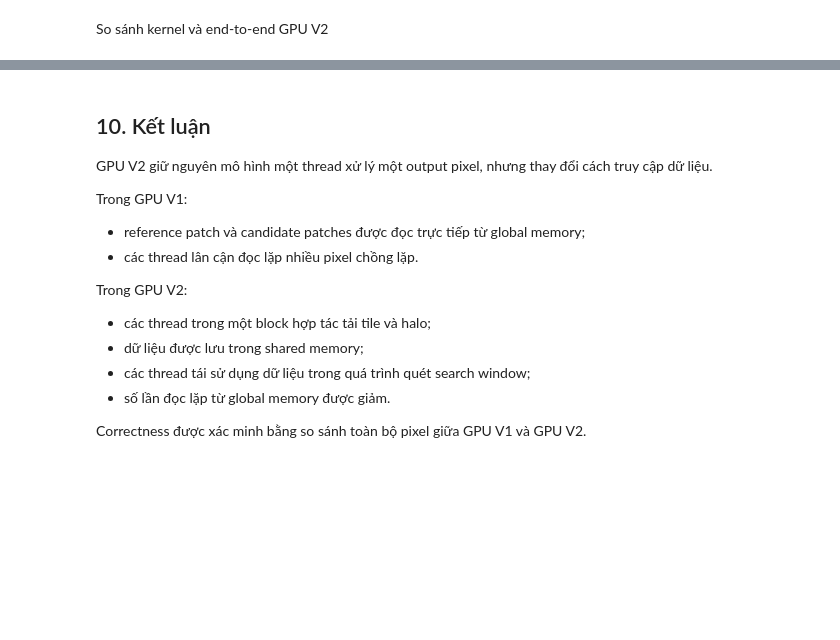
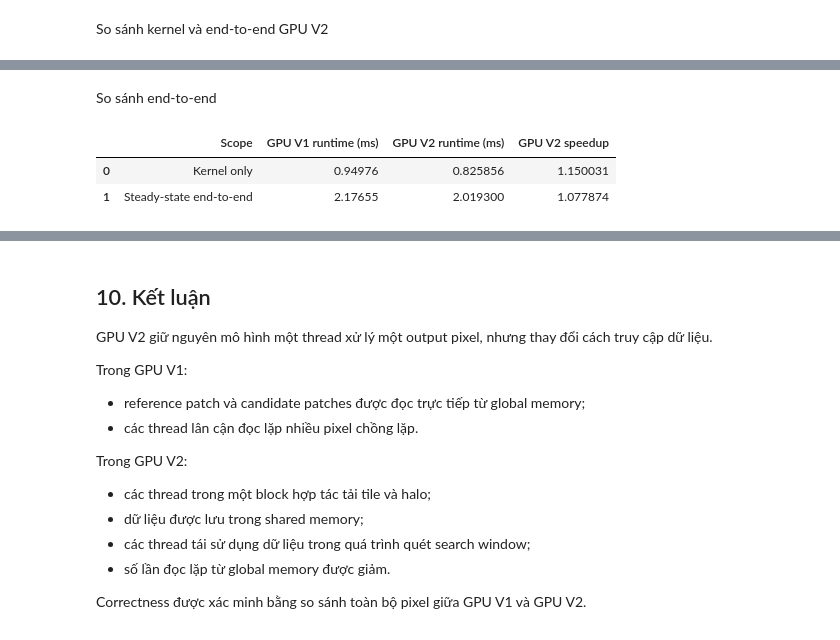
Before and after one commit to JustPhat/gpu_dense_vector_retrieval, a Jupyter notebook: notebooks/03_gpu_v2_shared_memory.ipynb, the cells around one changed output, grey strips where cells are left out. Cells and saved outputs as stored; diff of their text form; code cells hidden in the pictures; blank space fills up the shorter version.

```diff
--- a/notebooks/03_gpu_v2_shared_memory.ipynb
+++ b/notebooks/03_gpu_v2_shared_memory.ipynb
@@ -968,0 +1075,58 @@ plt.show()
+# %% [markdown]
+So sánh end-to-end
+# %%
+gpu_v1_end_to_end_ms = (
+    gpu_v1_end_to_end_benchmark[
+        "median_seconds"
+    ]
+    * 1000.0
+)
+
+gpu_v2_end_to_end_ms = (
+    gpu_v2_end_to_end_benchmark[
+        "median_seconds"
+    ]
+    * 1000.0
+)
+
+gpu_v2_end_to_end_speedup = (
+    gpu_v1_end_to_end_ms
+    / gpu_v2_end_to_end_ms
+)
+
+full_comparison_table = pd.DataFrame(
+    [
+        {
+            "Scope": "Kernel only",
+            "GPU V1 runtime (ms)": (
+                gpu_v1_kernel_ms
+            ),
+            "GPU V2 runtime (ms)": (
+                gpu_v2_kernel_ms
+            ),
+            "GPU V2 speedup": (
+                gpu_v2_kernel_speedup
+            ),
+        },
+        {
+            "Scope": (
+                "Steady-state end-to-end"
+            ),
+            "GPU V1 runtime (ms)": (
+                gpu_v1_end_to_end_ms
+            ),
+            "GPU V2 runtime (ms)": (
+                gpu_v2_end_to_end_ms
+            ),
+            "GPU V2 speedup": (
+                gpu_v2_end_to_end_speedup
+            ),
+        },
+    ]
+)
+
+full_comparison_table
+# %% [output]
+|  | Scope | GPU V1 runtime (ms) | GPU V2 runtime (ms) | GPU V2 speedup |
+| 0 | Kernel only | 0.94976 | 0.825856 | 1.150031 |
+| 1 | Steady-state end-to-end | 2.17655 | 2.019300 | 1.077874 |
```
Also changed, not shown: parts of 20 cells of this notebook, 2 other files.
